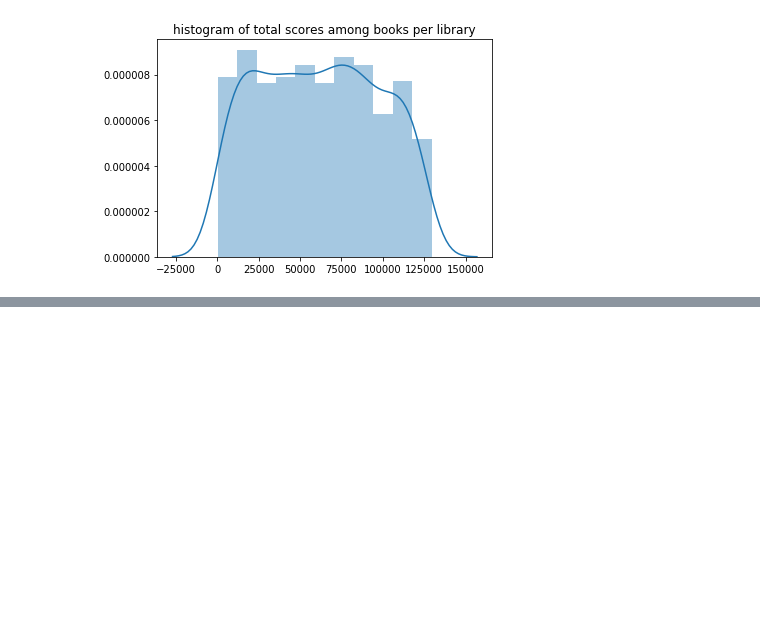
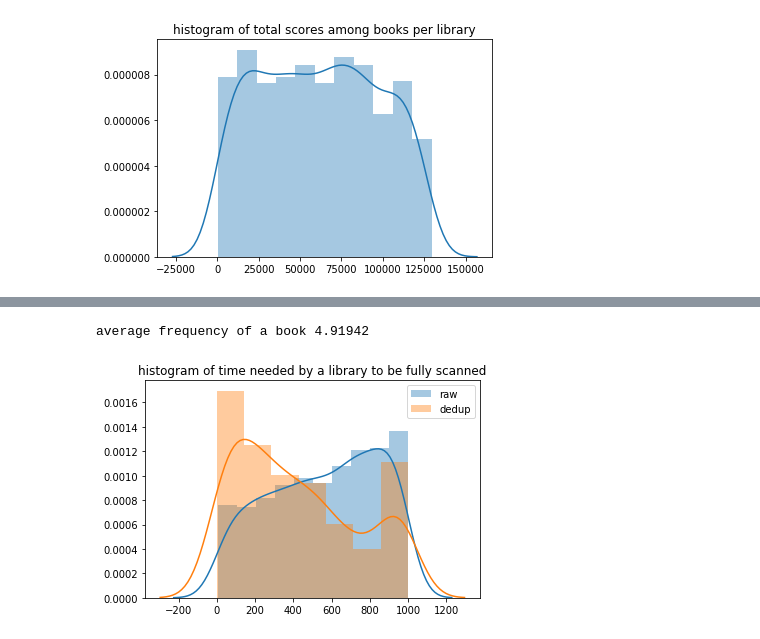
Before and after one commit to yoann-dufresne/BlaNiRaYo, a Jupyter notebook: data/viz.ipynb, the cells around one changed output, grey strips where cells are left out. Cells and saved outputs as stored; diff of their text form; code cells hidden in the pictures; blank space fills up the shorter version.

```diff
--- a/data/viz.ipynb
+++ b/data/viz.ipynb
@@ -87,0 +114,44 @@ Text(0.5, 1.0, 'histogram of total scores among books per library')
+# %%
+import matplotlib.pyplot as plt
+def deduplicate_books(libs,duplication_threshold=1):
+    import heapq
+    from copy import deepcopy
+    from collections import Counter
+    booksc = Counter()
+    dedup_libs = deepcopy(libs)
+    for lib in libs:
+        for book in lib.books:
+            booksc[book.ide] += 1
+    print("average frequency of a book",sum([booksc[b] for b in books]) / len(books))
+    libq = []
+    # use a pq to control how imbalance when removing books from libraries,
+    # possible strategies:
+    # - making them as evenly containing books as possible
+    # - force some libs to have as many books as poss (and schedule them at the beginning)
+    #selection_function = lambda lib_i: len(dedup_libs[lib_i].books)
+    selection_function = lambda lib_i: len(dedup_libs[lib_i].books)/(lib_i+1)
+    for lib_i,lib in enumerate(dedup_libs):
+        heapq.heappush(libq, (selection_function(lib_i), lib_i))
+    while len(booksc) > 0:
+        _, lib_i = heapq.heappop(libq)
+        deleted_a_book = False
+        for book in dedup_libs[lib_i].books:
+            if book.ide in booksc:
+                if booksc[book.ide] > duplication_threshold:
+                    dedup_libs[lib_i].books.remove(book)
+                    booksc[book.ide] -= 1
+                if booksc[book.ide] <= duplication_threshold:
+                    del booksc[book.ide]
+                deleted_a_book = True
+                break
+        if deleted_a_book: # if not: nothing to do anymore for this lib
+            heapq.heappush(libq, (selection_function(lib_i), lib_i))
+    return dedup_libs
+
+plot_time_needed(libs,label="raw")
+plot_time_needed(deduplicate_books(libs),label="dedup")
+plt.legend()
+None
+# %% [output]
+average frequency of a book 4.91942
+[figure, added]
```
Also changed, not shown: parts of 3 cells of this notebook, 3 other files.
